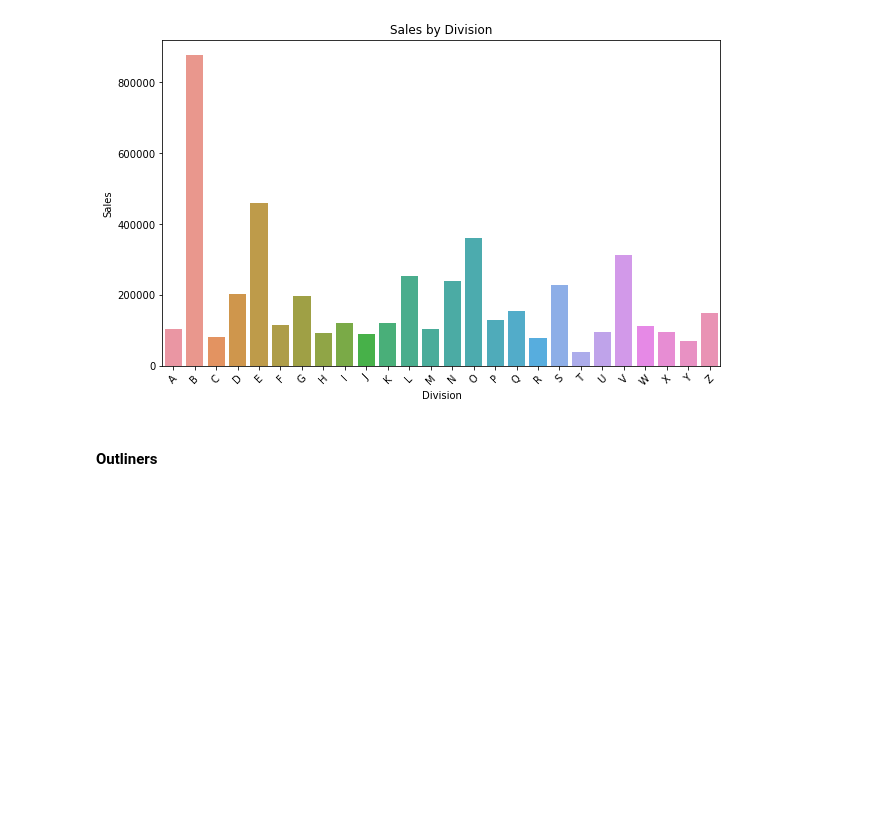
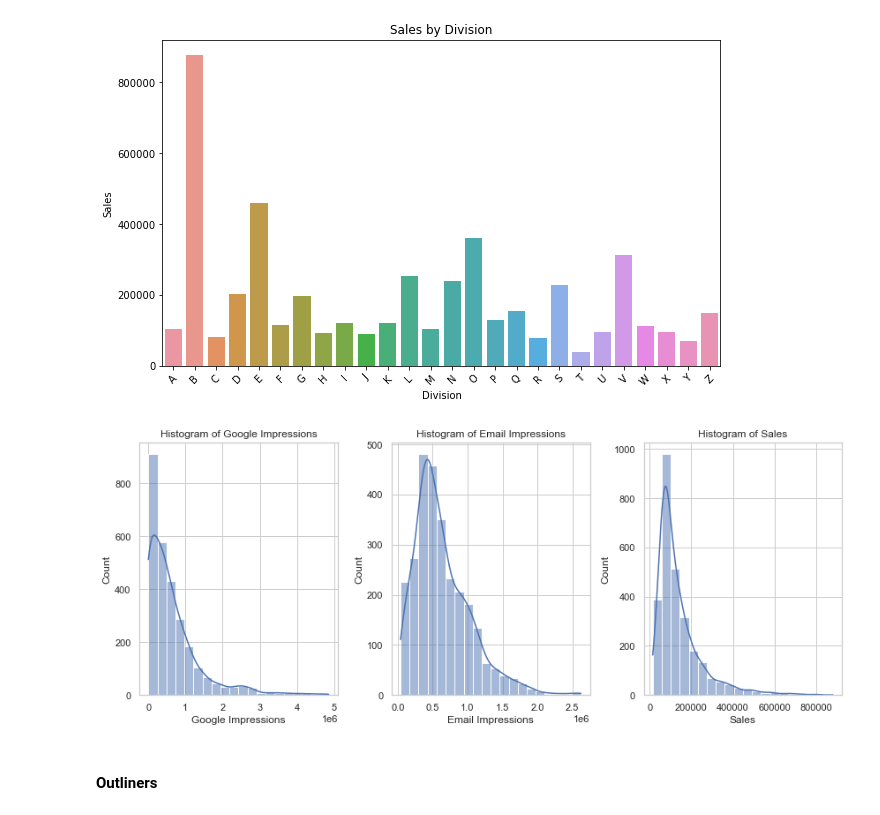
Before and after one commit to NadiaKACEM/Marketing-Mix-Modeling-LR-RF, a Jupyter notebook: main.ipynb, the cells around one changed output. Drawn from its saved outputs; the diff is of its cells as text; code cells hidden in the pictures; blank space fills up the shorter version.

```diff
--- a/main.ipynb
+++ b/main.ipynb
@@ -110,6 +113,31 @@ plt.show()
 [figure]
 # %%
 #devision B has the most sales
+# %%
+sns.set(style="whitegrid")
+# Create subplots for histograms
+plt.figure(figsize=(12, 5))
+
+plt.subplot(131)
+sns.histplot(data['Google_Impressions'], bins=20, kde=True)
+plt.xlabel('Google Impressions')
+plt.title('Histogram of Google Impressions')
+
+plt.subplot(132)
+sns.histplot(data['Email_Impressions'], bins=20, kde=True)
+plt.xlabel('Email Impressions')
+plt.title('Histogram of Email Impressions')
+
+plt.subplot(133)
+sns.histplot(data['Sales'], bins=20, kde=True)
+plt.xlabel('Sales')
+plt.title('Histogram of Sales')
+
+# Adjust layout and show the plots
+plt.tight_layout()
+plt.show()
+# %% [output]
+[figure, added]
 # %% [markdown]
 #### Outliners
 # %%
```
Also changed, not shown: parts of 39 cells of this notebook.
